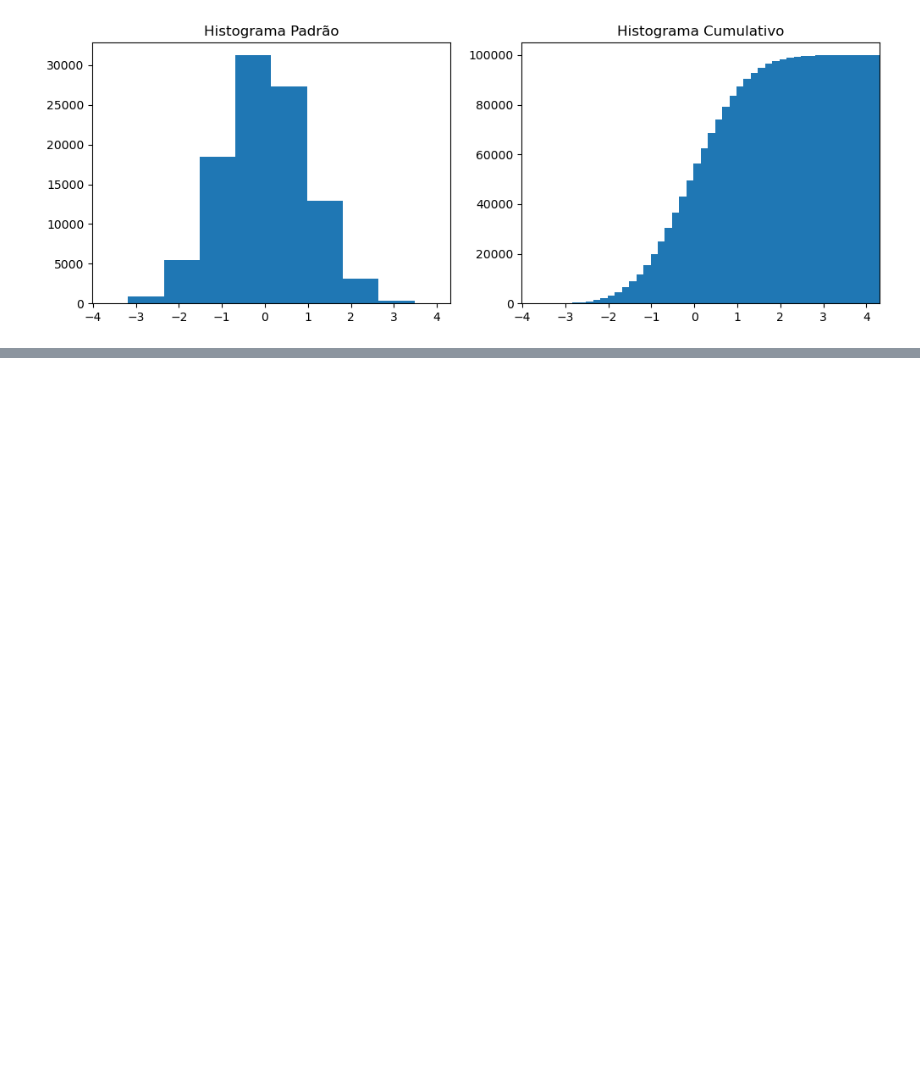
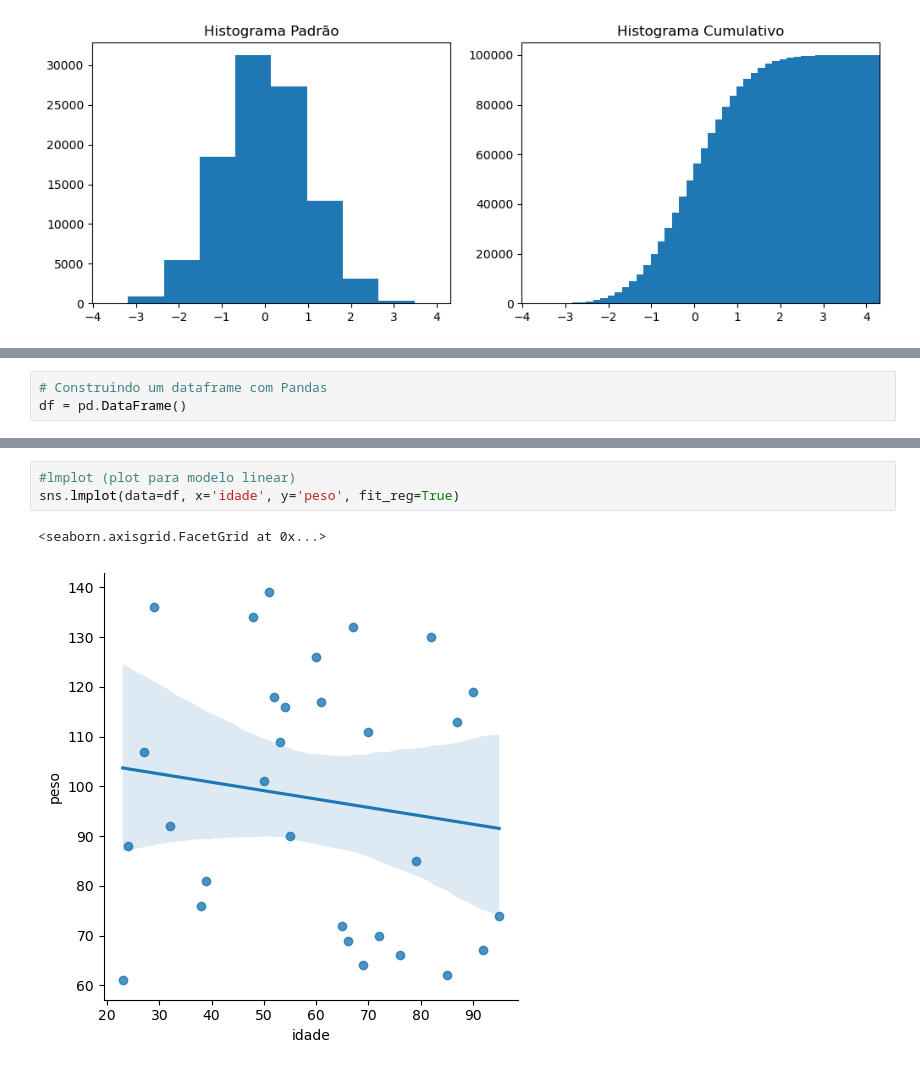
Before and after one commit to 1998-sys/Estudo, a Jupyter notebook: matplotlib.ipynb, the cells around one changed output, grey strips where cells are left out. Cells and saved outputs as stored; diff of their text form; blank space fills up the shorter version.

```diff
--- a/matplotlib.ipynb
+++ b/matplotlib.ipynb
@@ -332,0 +381,3 @@ axes[1].set_xlim((min(n), max(n)))
+# %%
+# Construindo um dataframe com Pandas
+df = pd.DataFrame()
@@ -332,0 +400,6 @@ axes[1].set_xlim((min(n), max(n)))
+# %%
+#lmplot (plot para modelo linear)
+sns.lmplot(data=df, x='idade', y='peso', fit_reg=True)
+# %% [output]
+<seaborn.axisgrid.FacetGrid at 0x...>
+[figure, added]
```
Also changed, not shown: parts of 18 cells of this notebook.
